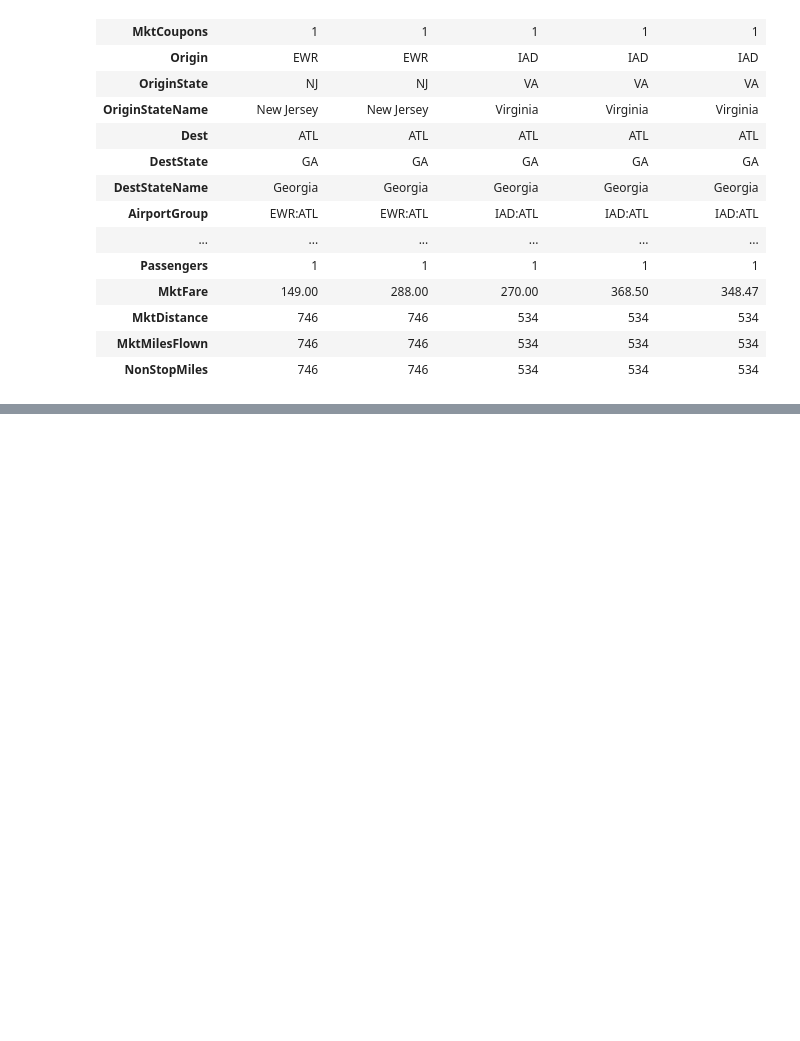
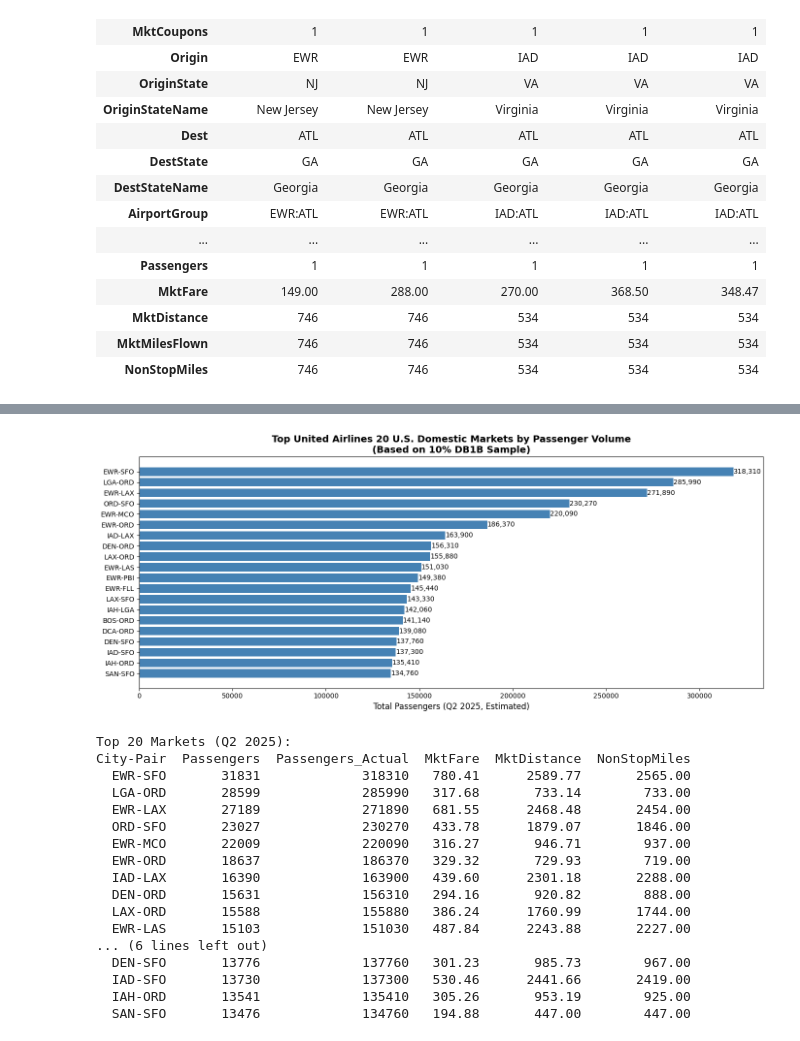
Before and after one commit to mhmdfakhir/db1b-2025-q2, a Jupyter notebook: Notebooks/UA_analysis.ipynb, the cells around one changed output, grey strips where cells are left out. Drawn from its saved outputs; the diff is of its cells as text; code cells hidden in the pictures; blank space fills up the shorter version.

```diff
--- a/Notebooks/UA_analysis.ipynb
+++ b/Notebooks/UA_analysis.ipynb
@@ -307,0 +322,16 @@ df_ua_filtered.head().T
+# %%
+# Create bidirectional city-pairs
+
+df_ua_filtered['City-Pair'] = df_ua_filtered.apply(lambda x: '-'.join(sorted([x['Origin'], x['Dest']])), axis=1)
+
+# Aggregate by City-Pair
+top_markets = df_ua_filtered.groupby('City-Pair').agg({
+    'Passengers': 'sum',
+    'MktFare': 'mean',
+    'MktDistance': 'mean',
+    'MktMilesFlown': 'mean',
+    'NonStopMiles': 'mean'
+}).reset_index()
+
+top_markets = top_markets.sort_values('Passengers', ascending=False)
+top_markets.head()
@@ -307,0 +345,49 @@ df_ua_filtered.head().T
+# %%
+# Apply 10% sampling factor
+SAMPLING_FACTOR = 10
+top_markets['Passengers_Actual'] = top_markets['Passengers'] * SAMPLING_FACTOR
+
+#----
+# Sort and get top x
+x = 20
+top_markets = top_markets.sort_values('Passengers_Actual', ascending=False).head(x)
+
+# Visualize
+fig, ax = plt.subplots(figsize=(14, 6))
+bars = ax.barh(top_markets['City-Pair'], top_markets['Passengers_Actual'], color='steelblue')
+ax.set_xlabel('Total Passengers (Q2 2025, Estimated)', fontsize=12)
+ax.set_title('Top United Airlines ' + str(x) + ' U.S. Domestic Markets by Passenger Volume\n(Based on 10% DB1B Sample)',
+             fontsize=14, fontweight='bold')
+ax.invert_yaxis()
+
+# Add value labels
+for bar in bars:
+    width = bar.get_width()
+    ax.text(width, bar.get_y() + bar.get_height()/2, f'{width:,.0f}',
+            ha='left', va='center', fontsize=10)
+
+plt.tight_layout()
+plt.show()
+
+# Print results
+print("Top 20 Markets (Q2 2025):")
+print(top_markets[['City-Pair', 'Passengers', 'Passengers_Actual', 'MktFare', 'MktDistance', 'NonStopMiles']].to_string(index=False))
+# %% [output]
+[figure, added]
+Top 20 Markets (Q2 2025):
+City-Pair  Passengers  Passengers_Actual  MktFare  MktDistance  NonStopMiles
+  EWR-SFO       31831             318310   780.41      2589.77       2565.00
+  LGA-ORD       28599             285990   317.68       733.14        733.00
+  EWR-LAX       27189             271890   681.55      2468.48       2454.00
+  ORD-SFO       23027             230270   433.78      1879.07       1846.00
+  EWR-MCO       22009             220090   316.27       946.71        937.00
+  EWR-ORD       18637             186370   329.32       729.93        719.00
+  IAD-LAX       16390             163900   439.60      2301.18       2288.00
+  DEN-ORD       15631             156310   294.16       920.82        888.00
+  LAX-ORD       15588             155880   386.24      1760.99       1744.00
+  EWR-LAS       15103             151030   487.84      2243.88       2227.00
+... (6 lines left out)
+  DEN-SFO       13776             137760   301.23       985.73        967.00
+  IAD-SFO       13730             137300   530.46      2441.66       2419.00
+  IAH-ORD       13541             135410   305.26       953.19        925.00
+  SAN-SFO       13476             134760   194.88       447.00        447.00
```
Also changed, not shown: parts of 3 cells of this notebook.
